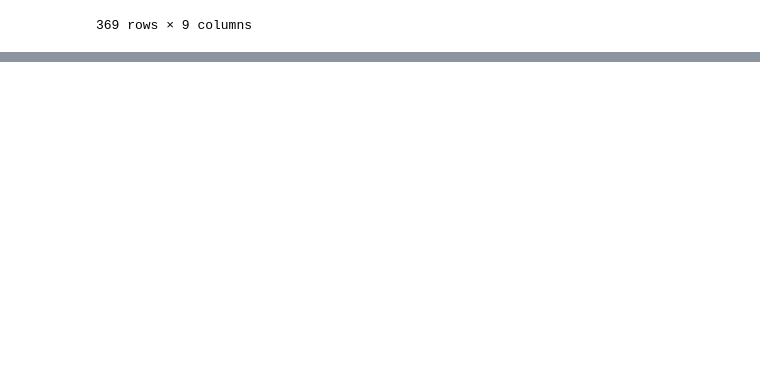
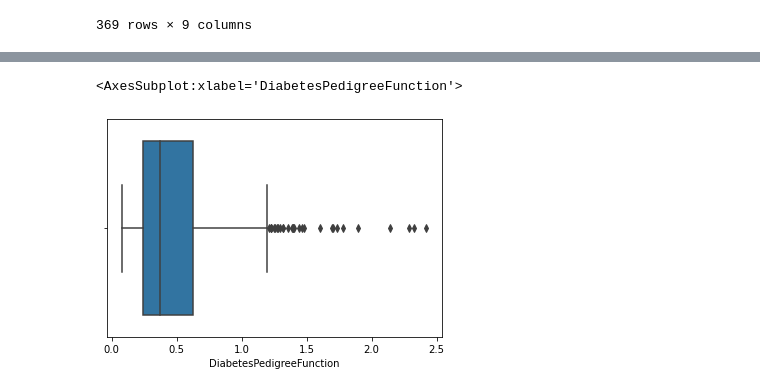
Before and after one commit to zinakhazaee/MachineLearning-SupervisedLearning_Classification, a Jupyter notebook: RF.ipynb, the cells around one changed output, grey strips where cells are left out. Saved outputs shown, nothing was run; the diff lists cells and outputs as text; code cells hidden in the pictures; blank space fills up the shorter version.

```diff
--- a/RF.ipynb
+++ b/RF.ipynb
@@ -212,0 +227,5 @@ sns.histplot(data['BMI'], bins = 30 , kde=True)
+# %%
+sns.boxplot(data['DiabetesPedigreeFunction'])
+# %% [output]
+<AxesSubplot:xlabel='DiabetesPedigreeFunction'>
+[figure, added]
```
Also changed, not shown: parts of 15 cells of this notebook.
